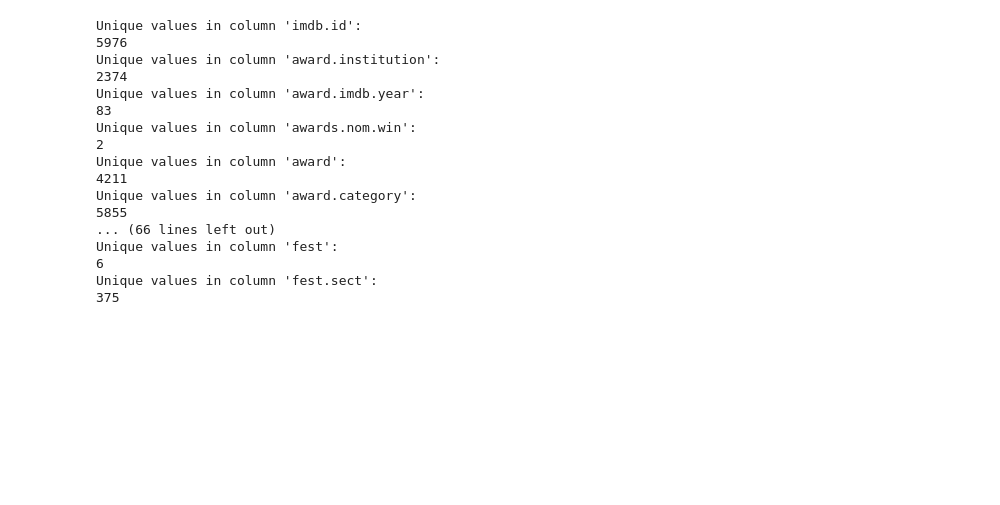
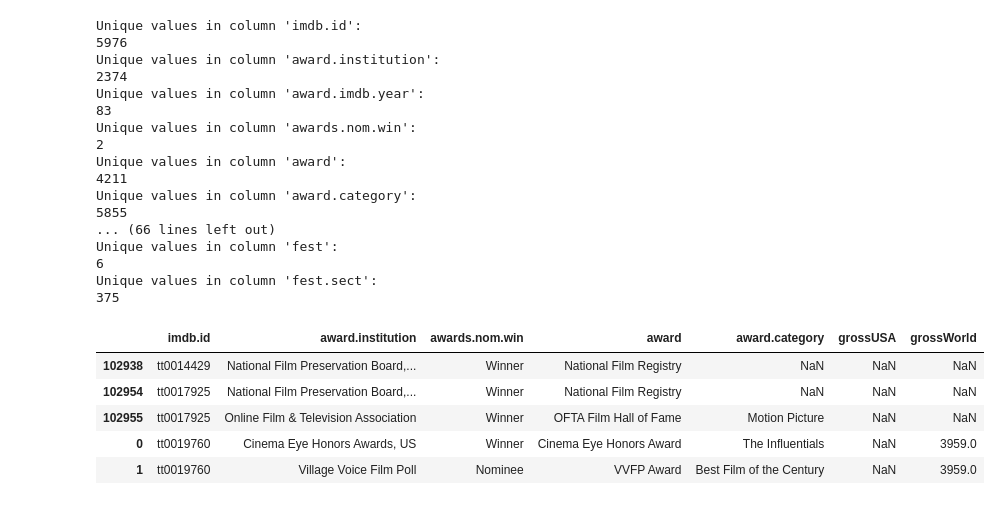
Before and after one commit to cillustrisimo/data144finalproj, a Jupyter notebook: cleaning_data.ipynb, the cells around one changed output. Cells and saved outputs as stored; diff of their text form; code cells hidden in the pictures; blank space fills up the shorter version.

Commit message:
feature tables

```diff
--- a/cleaning_data.ipynb
+++ b/cleaning_data.ipynb
@@ -150,4 +150,16 @@ Unique values in column 'fest.sect':
 375
 # %%
 #fest -- participation in the festival predicts gross revenue?
+fest_important = fest_cleaned[['imdb.id', 'fest.first', 'fest.sect.first', 'fest', 'fest.sect']]
+
 #imdb -- awards/nominations predict gross revenue?
+imdb_important = imdb_cleaned[['imdb.id', 'award.institution', 'awards.nom.win', 'award', 'award.category', 'grossUSA', 'grossWorld']]
+
+imdb_important.head(5)
+# %% [output]
+|  | imdb.id | award.institution | awards.nom.win | award | award.category | grossUSA | grossWorld |
+| 102938 | tt0014429 | National Film Preservation Board,... | Winner | National Film Registry | NaN | NaN | NaN |
+| 102954 | tt0017925 | National Film Preservation Board,... | Winner | National Film Registry | NaN | NaN | NaN |
+| 102955 | tt0017925 | Online Film & Television Association | Winner | OFTA Film Hall of Fame | Motion Picture | NaN | NaN |
+| 0 | tt0019760 | Cinema Eye Honors Awards, US | Winner | Cinema Eye Honors Award | The Influentials | NaN | 3959.0 |
+| 1 | tt0019760 | Village Voice Film Poll | Nominee | VVFP Award | Best Film of the Century | NaN | 3959.0 |
```
